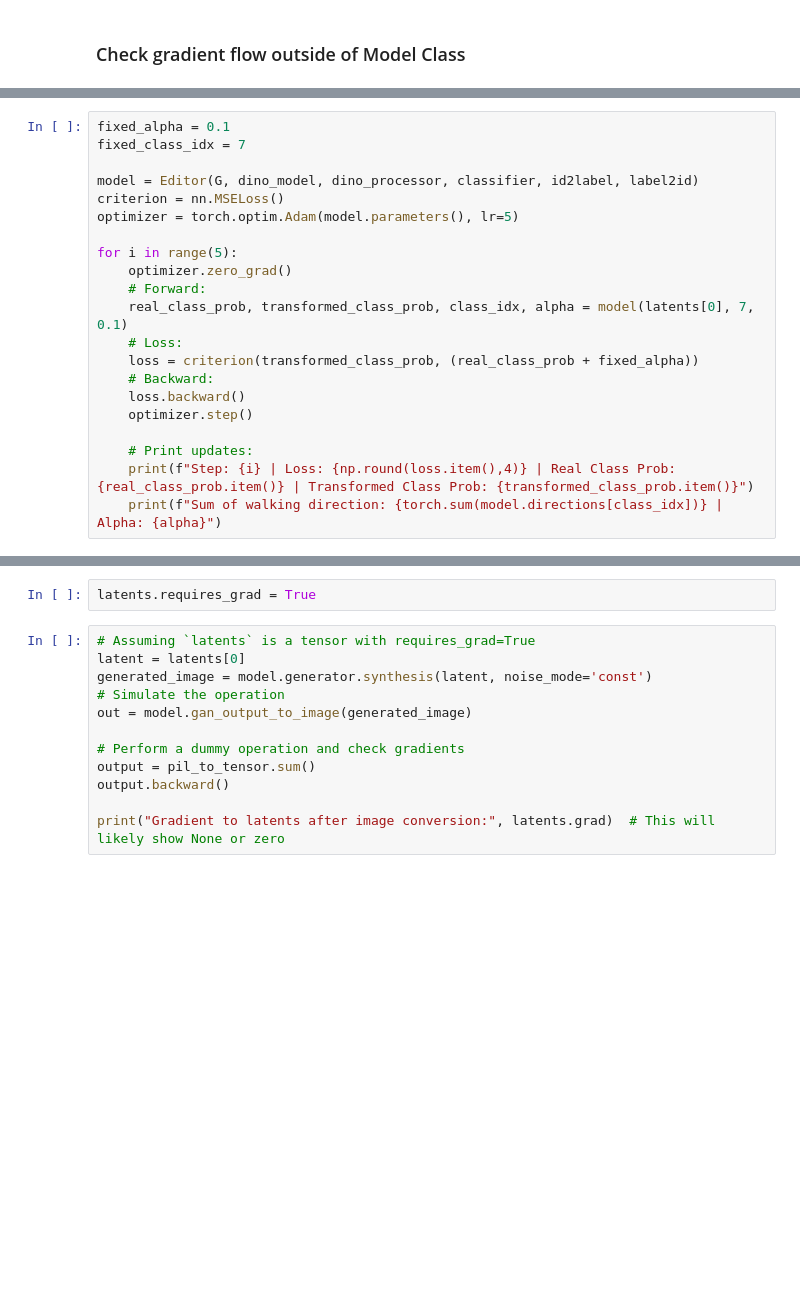
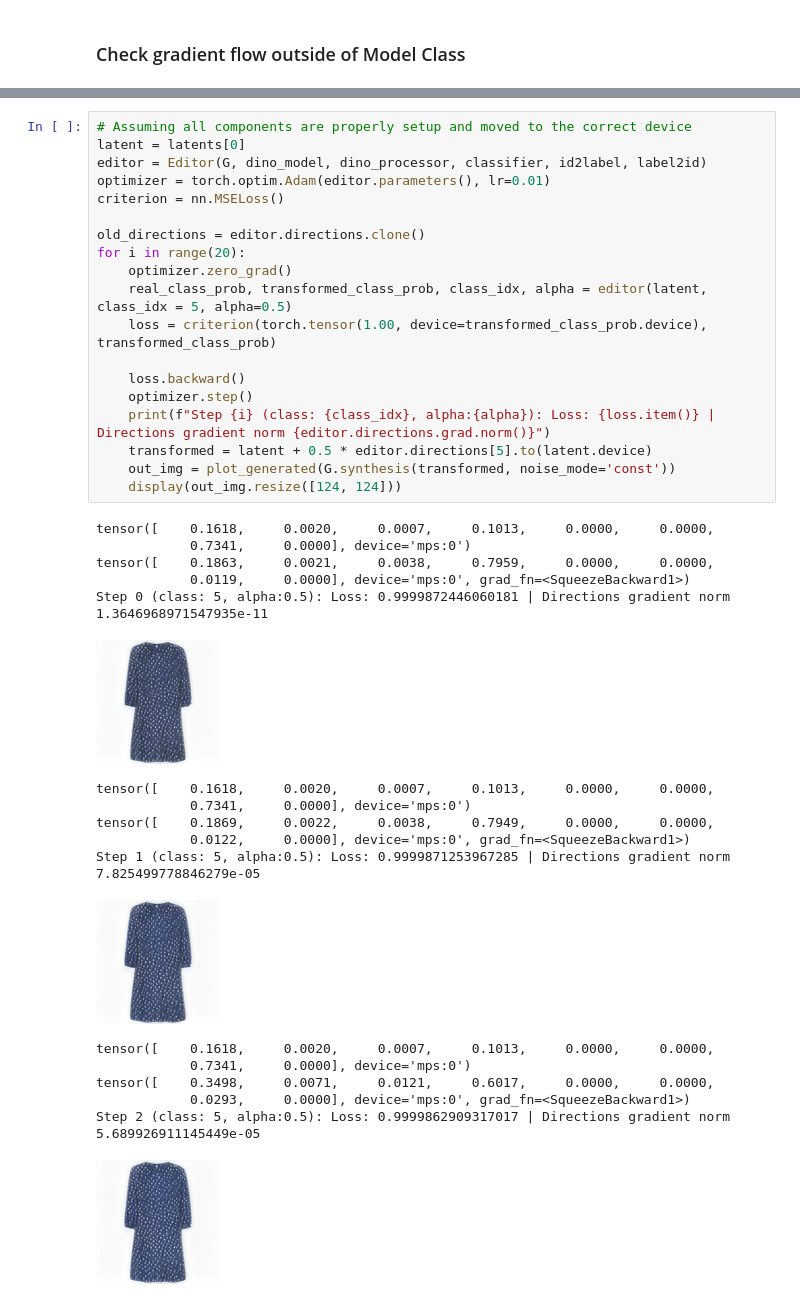
Before and after one commit to MGenschow/Thesis, a Jupyter notebook: 3_Manipulation/GANalyze_Inspired/initial_tests.ipynb, the cells around one changed output, grey strips where cells are left out. Drawn from its saved outputs; the diff is of its cells as text; blank space fills up the shorter version.

Commit message:
fixed some bugs in editor model

```diff
--- a/3_Manipulation/GANalyze_Inspired/initial_tests.ipynb
+++ b/3_Manipulation/GANalyze_Inspired/initial_tests.ipynb
@@ -172,21 +175,0 @@ model = Editor(G, dino_model, dino_processor, classifier, id2label, label2id)
-# %%
-fixed_alpha = 0.1
-fixed_class_idx = 7
-
-model = Editor(G, dino_model, dino_processor, classifier, id2label, label2id)
-criterion = nn.MSELoss()
-optimizer = torch.optim.Adam(model.parameters(), lr=5)
-
-for i in range(5):
-    optimizer.zero_grad()
-    # Forward:
-    real_class_prob, transformed_class_prob, class_idx, alpha = model(latents[0], 7, 0.1)
-    # Loss:
-    loss = criterion(transformed_class_prob, (real_class_prob + fixed_alpha))
-    # Backward:
-    loss.backward()
-    optimizer.step()
-
-    # Print updates:
-    print(f"Step: {i} | Loss: {np.round(loss.item(),4)} | Real Class Prob: {real_class_prob.item()} | Transformed Class Prob: {transformed_class_prob.item()}")
-    print(f"Sum of walking direction: {torch.sum(model.directions[class_idx])} | Alpha: {alpha}")
@@ -204,14 +176,38 @@ Sum of walking direction: -39.65654754638672 | Alpha: 0.1
-# %%
-latents.requires_grad = True
-# %%
-# Assuming `latents` is a tensor with requires_grad=True
-latent = latents[0]
-generated_image = model.generator.synthesis(latent, noise_mode='const')
-# Simulate the operation
-out = model.gan_output_to_image(generated_image)
-
-# Perform a dummy operation and check gradients
-output = pil_to_tensor.sum()
-output.backward()
-
-print("Gradient to latents after image conversion:", latents.grad)  # This will likely show None or zero
+# %%
+# Assuming all components are properly setup and moved to the correct device
+latent = latents[0]
+editor = Editor(G, dino_model, dino_processor, classifier, id2label, label2id)
+optimizer = torch.optim.Adam(editor.parameters(), lr=0.01)
+criterion = nn.MSELoss()
+
+old_directions = editor.directions.clone()
+for i in range(20):
+    optimizer.zero_grad()
+    real_class_prob, transformed_class_prob, class_idx, alpha = editor(latent, class_idx = 5, alpha=0.5)
+    loss = criterion(torch.tensor(1.00, device=transformed_class_prob.device), transformed_class_prob)
+
+    loss.backward()
+    optimizer.step()
+    print(f"Step {i} (class: {class_idx}, alpha:{alpha}): Loss: {loss.item()} | Directions gradient norm {editor.directions.grad.norm()}")
+    transformed = latent + 0.5 * editor.directions[5].to(latent.device)
+    out_img = plot_generated(G.synthesis(transformed, noise_mode='const'))
+    display(out_img.resize([124, 124]))
+# %% [output]
+tensor([    0.1618,     0.0020,     0.0007,     0.1013,     0.0000,     0.0000,
+            0.7341,     0.0000], device='mps:0')
+tensor([    0.1863,     0.0021,     0.0038,     0.7959,     0.0000,     0.0000,
+            0.0119,     0.0000], device='mps:0', grad_fn=<SqueezeBackward1>)
+Step 0 (class: 5, alpha:0.5): Loss: 0.9999872446060181 | Directions gradient norm 1.3646968971547935e-11
+[figure, added]
+tensor([    0.1618,     0.0020,     0.0007,     0.1013,     0.0000,     0.0000,
+            0.7341,     0.0000], device='mps:0')
+tensor([    0.1869,     0.0022,     0.0038,     0.7949,     0.0000,     0.0000,
+            0.0122,     0.0000], device='mps:0', grad_fn=<SqueezeBackward1>)
+Step 1 (class: 5, alpha:0.5): Loss: 0.9999871253967285 | Directions gradient norm 7.825499778846279e-05
+[figure, added]
+tensor([    0.1618,     0.0020,     0.0007,     0.1013,     0.0000,     0.0000,
+            0.7341,     0.0000], device='mps:0')
+tensor([    0.3498,     0.0071,     0.0121,     0.6017,     0.0000,     0.0000,
+            0.0293,     0.0000], device='mps:0', grad_fn=<SqueezeBackward1>)
+Step 2 (class: 5, alpha:0.5): Loss: 0.9999862909317017 | Directions gradient norm 5.689926911145449e-05
+[figure, added]
```
Also changed, not shown: parts of 15 cells of this notebook, 1 other file.
